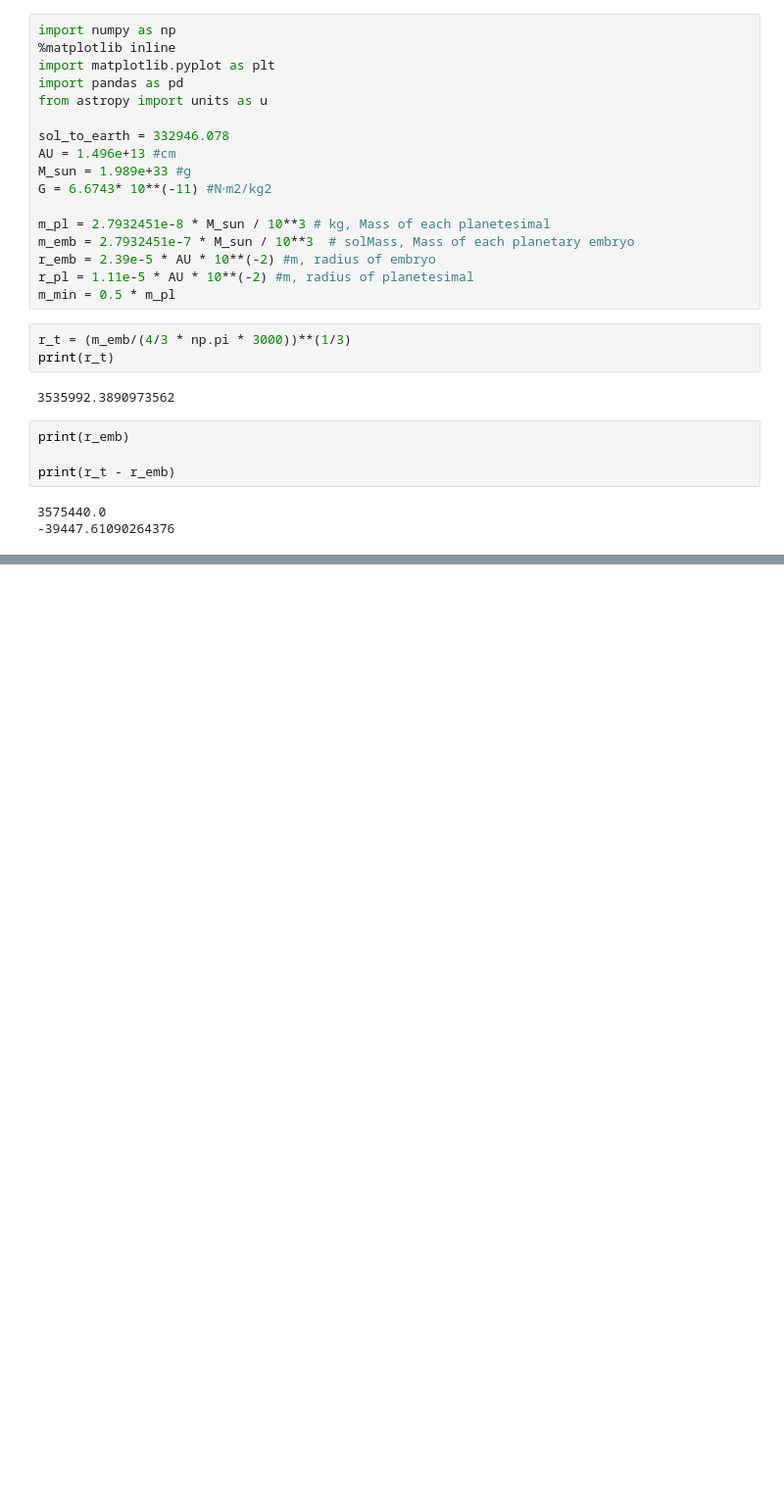
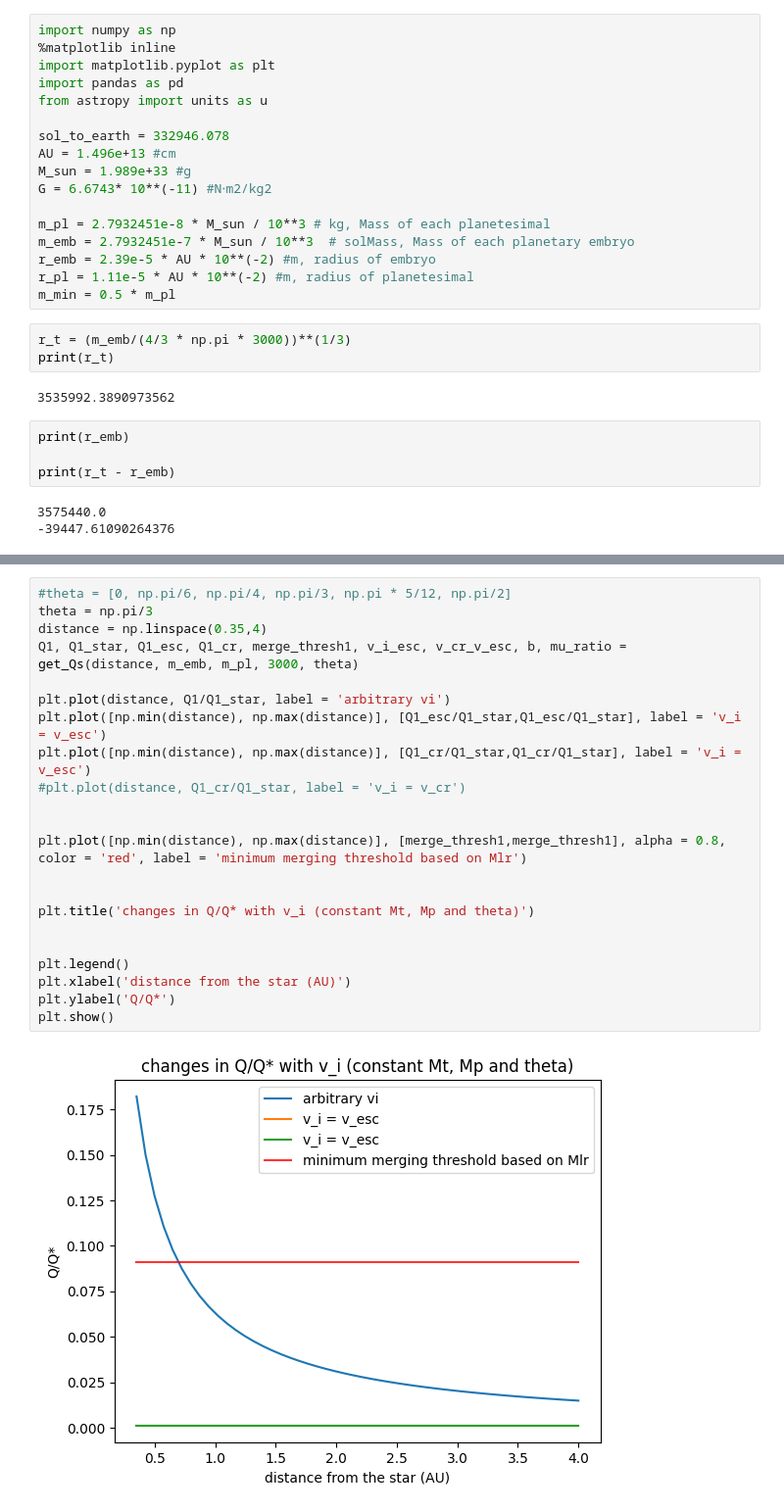
Before and after one commit to haniyehtajer/planetgarten, a Jupyter notebook: algorithm/collsion_physics_generalizes.ipynb, the cells around one changed output, grey strips where cells are left out. Shown at 98% size. Cells and saved outputs as stored; diff of their text form; blank space fills up the shorter version.

```diff
--- a/algorithm/collsion_physics_generalizes.ipynb
+++ b/algorithm/collsion_physics_generalizes.ipynb
@@ -93,0 +161,24 @@ plt.show()
+# %%
+#theta = [0, np.pi/6, np.pi/4, np.pi/3, np.pi * 5/12, np.pi/2]
+theta = np.pi/3
+distance = np.linspace(0.35,4)
+Q1, Q1_star, Q1_esc, Q1_cr, merge_thresh1, v_i_esc, v_cr_v_esc, b, mu_ratio = get_Qs(distance, m_emb, m_pl, 3000, theta)
+
+plt.plot(distance, Q1/Q1_star, label = 'arbitrary vi')
+plt.plot([np.min(distance), np.max(distance)], [Q1_esc/Q1_star,Q1_esc/Q1_star], label = 'v_i = v_esc')
+plt.plot([np.min(distance), np.max(distance)], [Q1_cr/Q1_star,Q1_cr/Q1_star], label = 'v_i = v_esc')
+#plt.plot(distance, Q1_cr/Q1_star, label = 'v_i = v_cr')
+
+
+plt.plot([np.min(distance), np.max(distance)], [merge_thresh1,merge_thresh1], alpha = 0.8, color = 'red', label = 'minimum merging threshold based on Mlr')
+
+
+plt.title('changes in Q/Q* with v_i (constant Mt, Mp and theta)')
+
+
+plt.legend()
+plt.xlabel('distance from the star (AU)')
+plt.ylabel('Q/Q*')
+plt.show()
+# %% [output]
+[figure, added]
```
Also changed, not shown: parts of 6 cells of this notebook.
